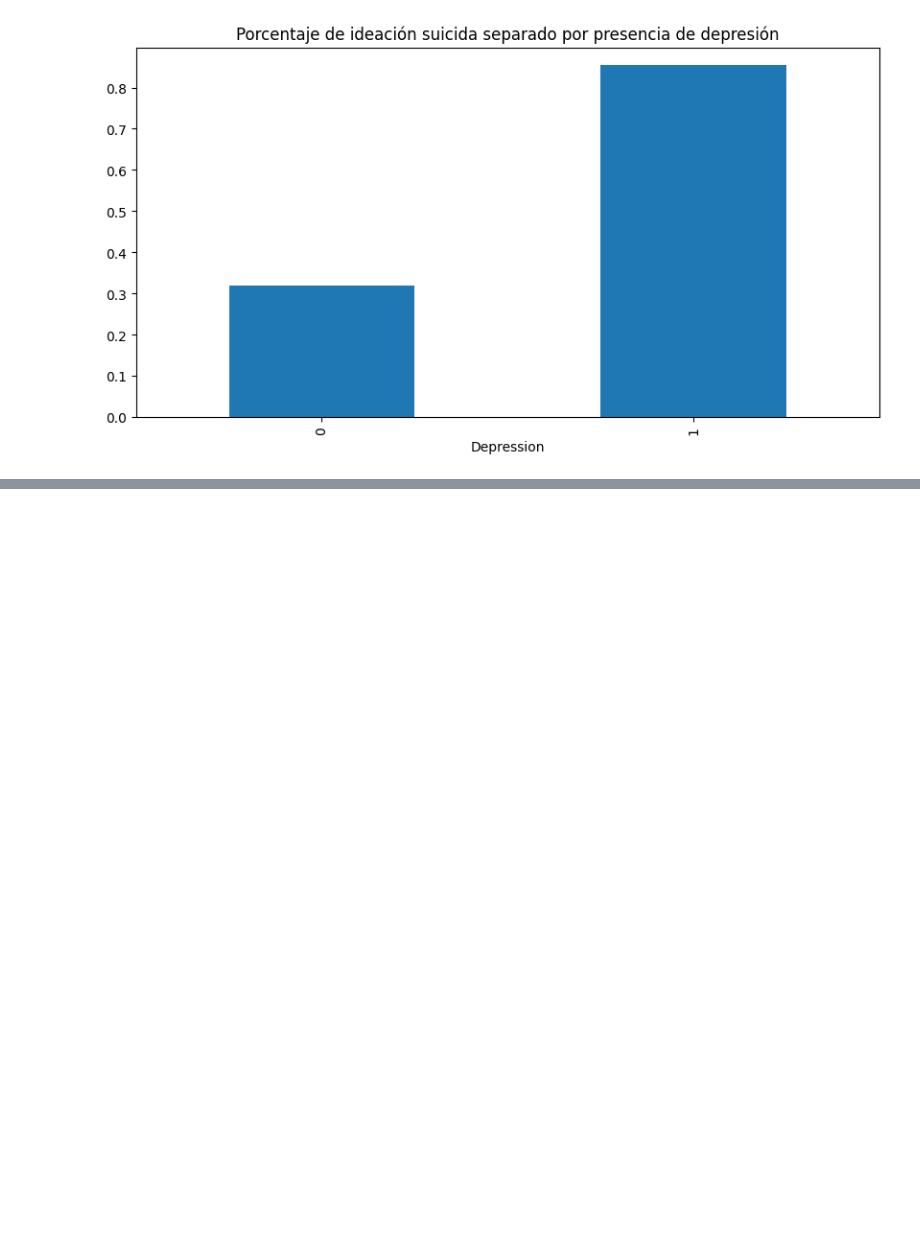
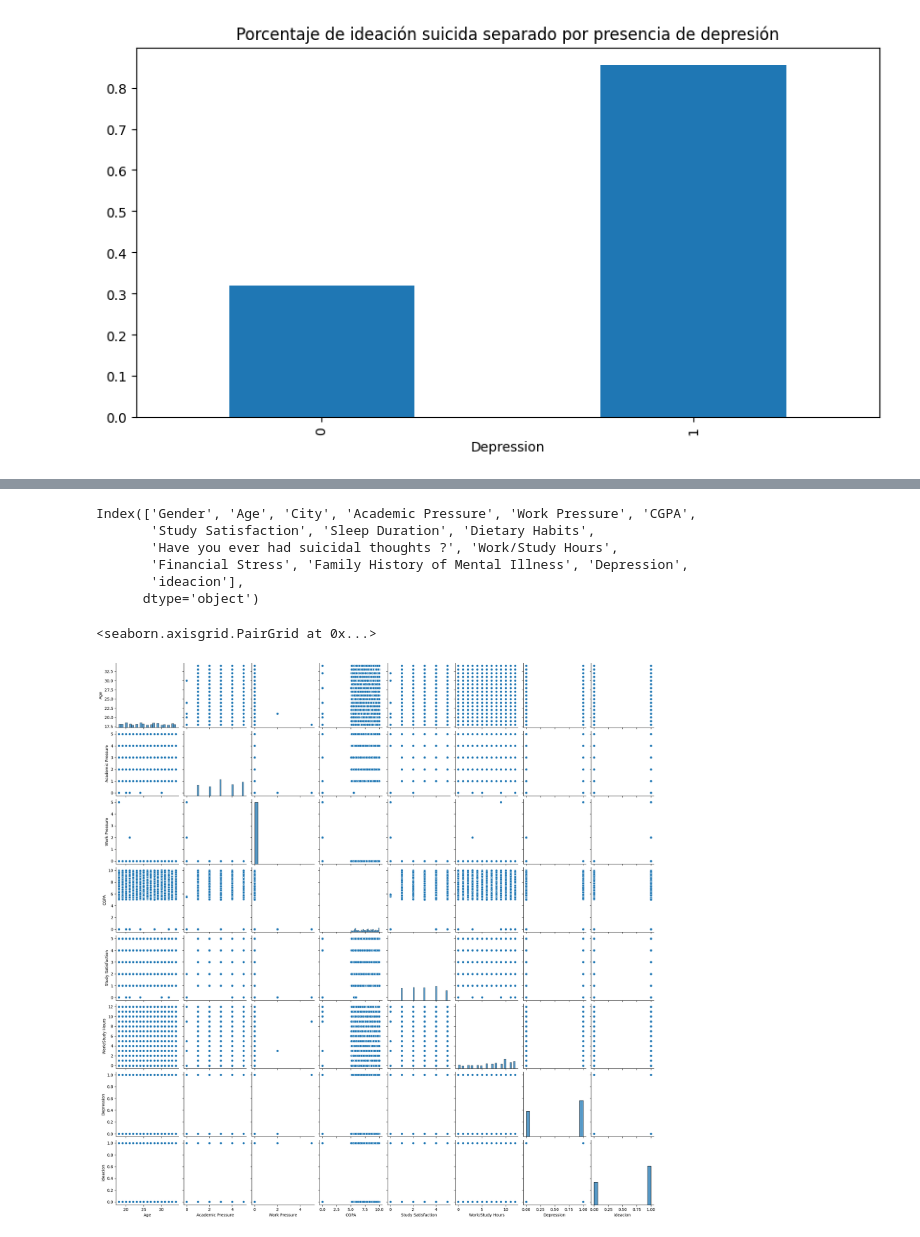
Before and after one commit to nacho2110/proyecto-mineria, a Jupyter notebook: eda.ipynb, the cells around one changed output, grey strips where cells are left out. Drawn from its saved outputs; the diff is of its cells as text; code cells hidden in the pictures; blank space fills up the shorter version.

```diff
--- a/eda.ipynb
+++ b/eda.ipynb
@@ -97,0 +200,15 @@ data.groupby('Depression')['ideacion'].mean().plot(kind='bar', figsize=(10, 5),
+# %%
+data.columns
+# %% [output]
+Index(['Gender', 'Age', 'City', 'Academic Pressure', 'Work Pressure', 'CGPA',
+       'Study Satisfaction', 'Sleep Duration', 'Dietary Habits',
+       'Have you ever had suicidal thoughts ?', 'Work/Study Hours',
+       'Financial Stress', 'Family History of Mental Illness', 'Depression',
+       'ideacion'],
+      dtype='object')
+# %%
+numerical_columns = data.select_dtypes(include=['number'])
+sns.pairplot(numerical_columns)
+# %% [output]
+<seaborn.axisgrid.PairGrid at 0x...>
+[figure, added]
```
Also changed, not shown: parts of 34 cells of this notebook.
